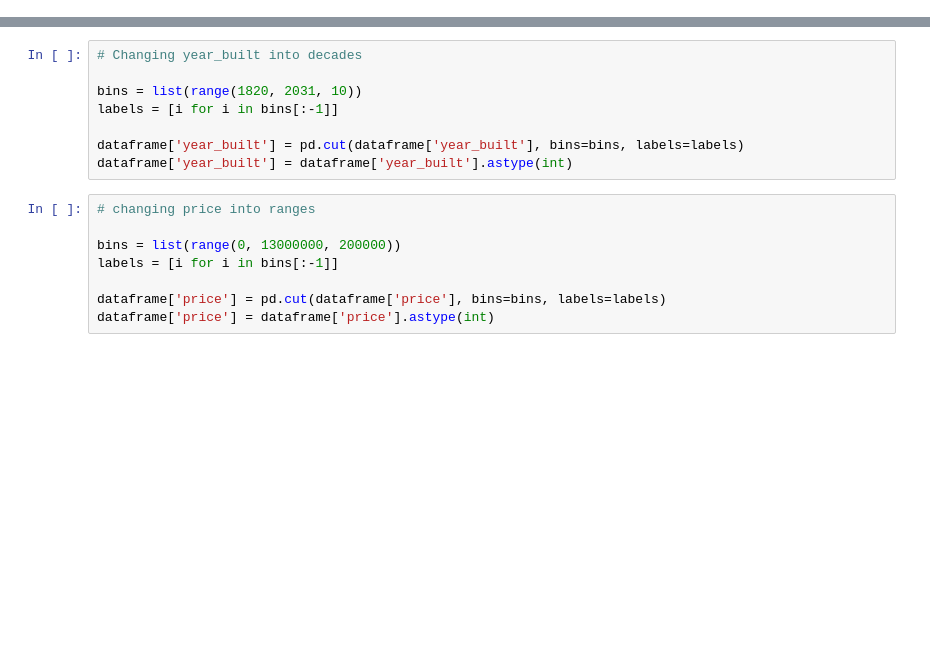
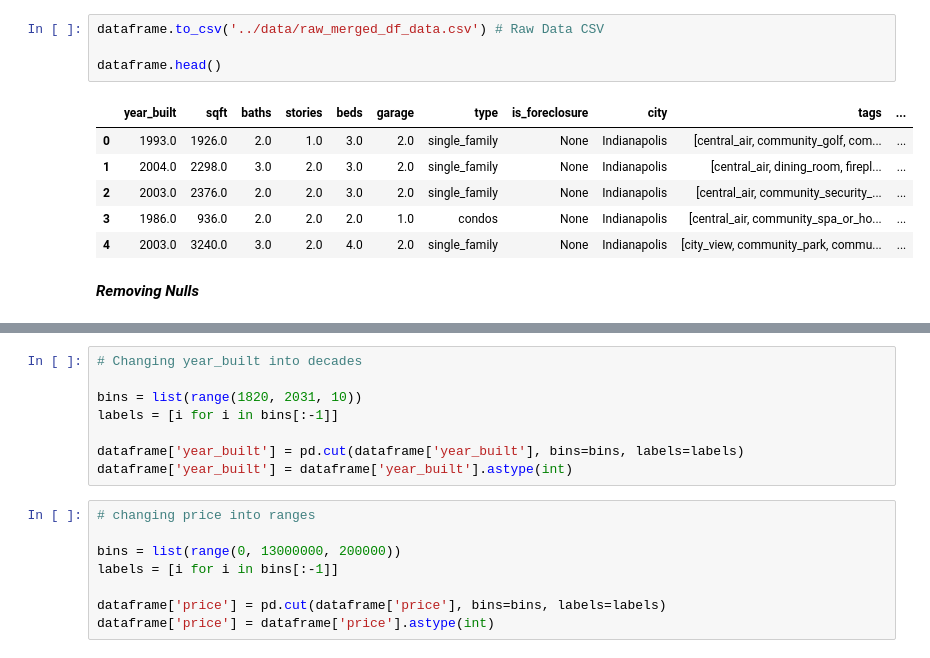
Before and after one commit to imarri01/SupervisedLearning_ML, a Jupyter notebook: notebooks/1 - EDA.ipynb, the cells around one changed output, grey strips where cells are left out. Saved outputs shown, nothing was run; the diff lists cells and outputs as text; blank space fills up the shorter version.

```diff
--- a/notebooks/1 - EDA.ipynb
+++ b/notebooks/1 - EDA.ipynb
@@ -277,0 +50,13 @@ dataframe.describe()
+# %%
+dataframe.to_csv('../data/raw_merged_df_data.csv') # Raw Data CSV
+
+dataframe.head()
+# %% [output]
+|  | year_built | sqft | baths | stories | beds | garage | type | is_foreclosure | city | tags | ... |
+| 0 | 1993.0 | 1926.0 | 2.0 | 1.0 | 3.0 | 2.0 | single_family | None | Indianapolis | [central_air, community_golf, com... | ... |
+| 1 | 2004.0 | 2298.0 | 3.0 | 2.0 | 3.0 | 2.0 | single_family | None | Indianapolis | [central_air, dining_room, firepl... | ... |
+| 2 | 2003.0 | 2376.0 | 2.0 | 2.0 | 3.0 | 2.0 | single_family | None | Indianapolis | [central_air, community_security_... | ... |
+| 3 | 1986.0 | 936.0 | 2.0 | 2.0 | 2.0 | 1.0 | condos | None | Indianapolis | [central_air, community_spa_or_ho... | ... |
+| 4 | 2003.0 | 3240.0 | 3.0 | 2.0 | 4.0 | 2.0 | single_family | None | Indianapolis | [city_view, community_park, commu... | ... |
+# %% [markdown]
+***Removing Nulls***
```
Also changed, not shown: parts of 81 cells of this notebook, 2 other files.
